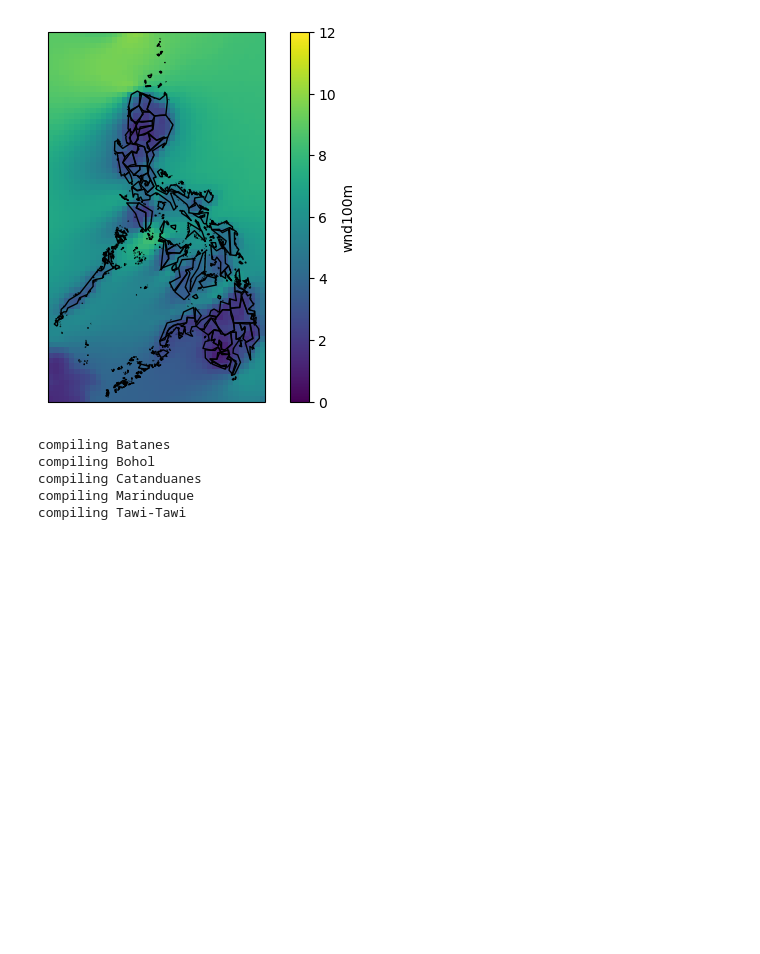
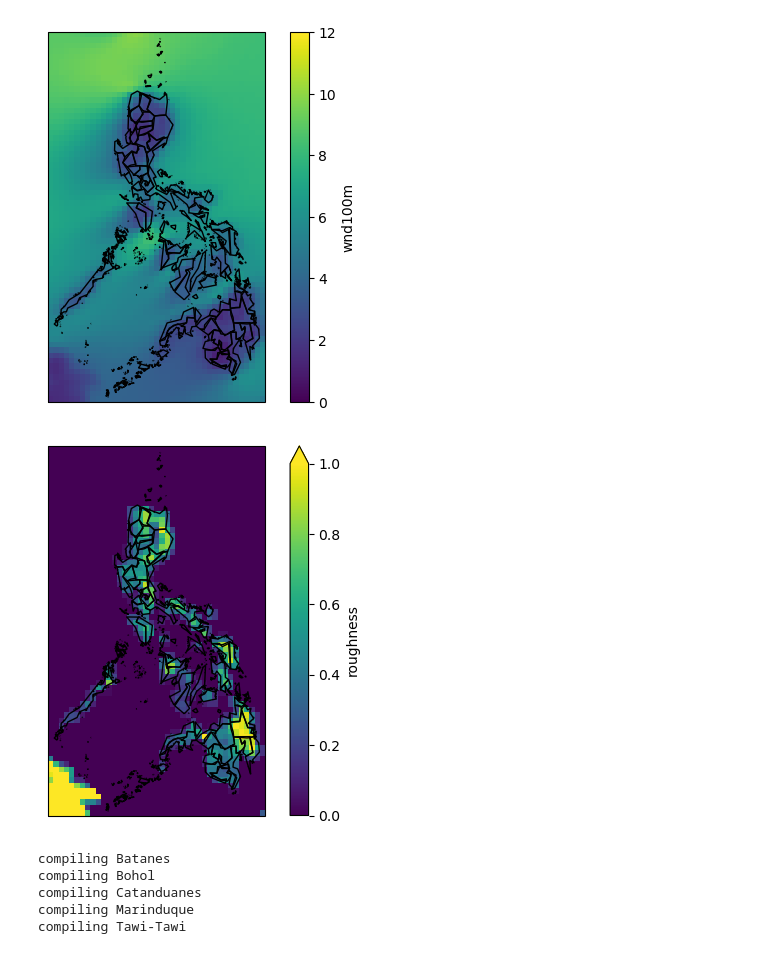
Before and after one commit to virio-andreyana/WEA, a Jupyter notebook: prepare_wind_histogram.ipynb, the cells around one changed output. Cells and saved outputs as stored; diff of their text form; code cells hidden in the pictures; blank space fills up the shorter version.

```diff
--- a/prepare_wind_histogram.ipynb
+++ b/prepare_wind_histogram.ipynb
@@ -76,6 +73,14 @@ regions.simplify(0.1).to_crs(4236).plot(ax=ax, edgecolor='k', color='none')
 # %% [output]
 <GeoAxesSubplot: xlabel='x', ylabel='y'>
 [figure]
+# %%
+ax = plt.axes(projection=ccrs.PlateCarree())
+
+cutout.data.roughness.mean(dim='time').plot(ax=ax, vmin=0, vmax=1)
+regions.simplify(0.1).to_crs(4236).plot(ax=ax, edgecolor='k', color='none')
+plt.savefig(f'roughness.png')
+# %% [output]
+[figure, added]
 # %%
 def extrapolate_wind_speed(hub_height):
 
```
Also changed, not shown: parts of 6 cells of this notebook, 5 other files.
